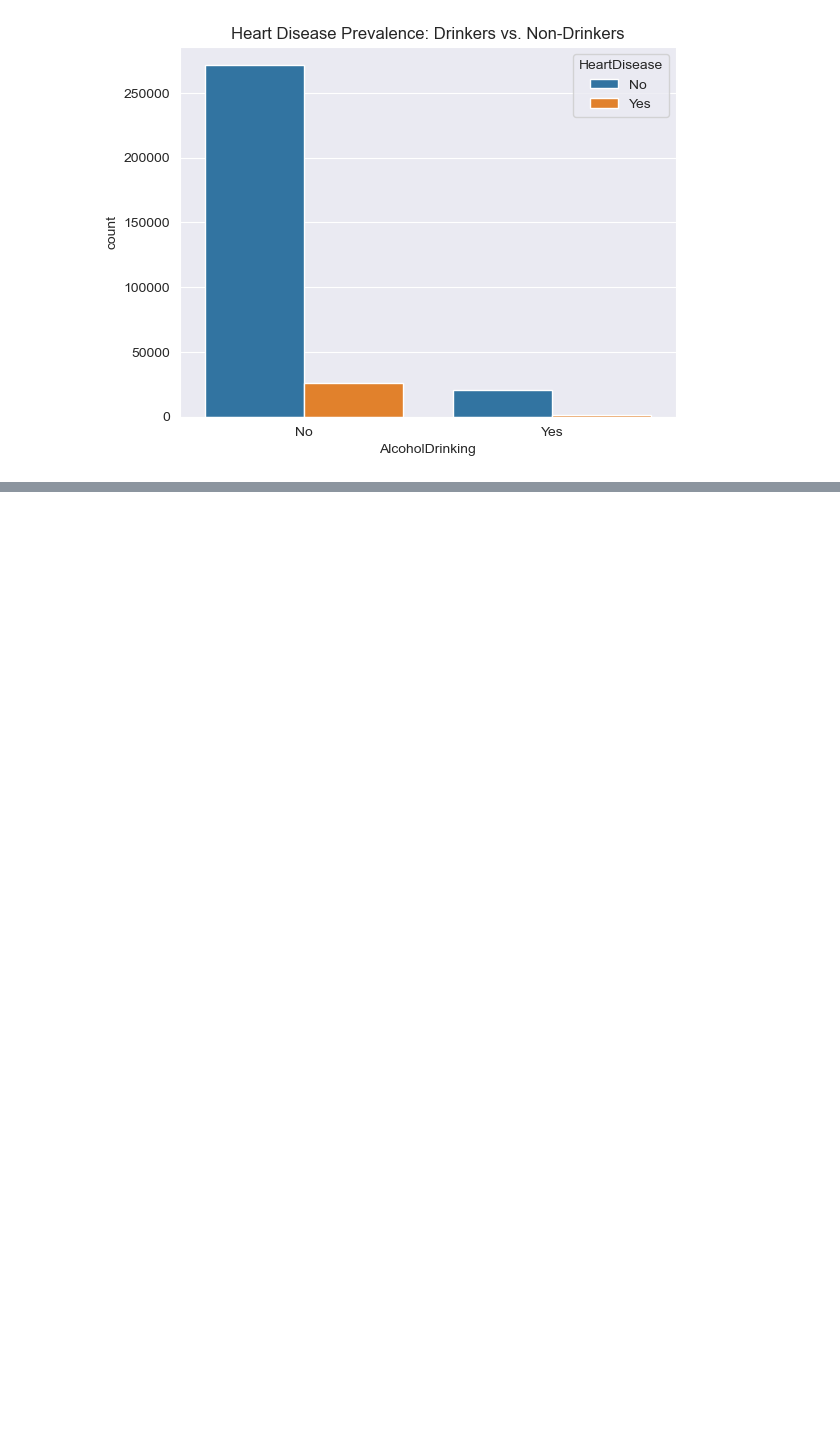
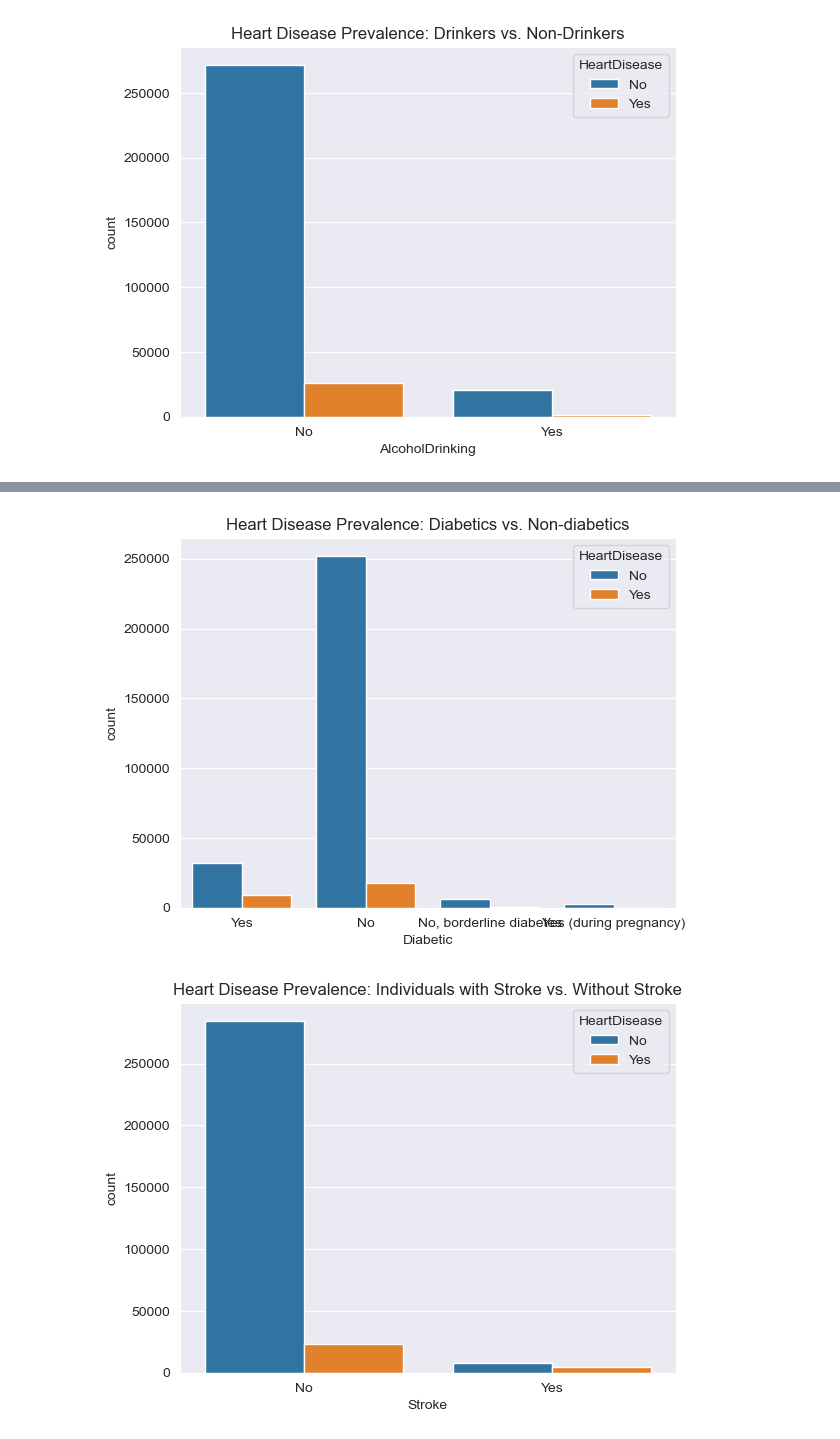
Before and after one commit to ronydebnath/STDS-15, a Jupyter notebook: AT_2B.ipynb, the cells around one changed output, grey strips where cells are left out. Cells and saved outputs as stored; diff of their text form; code cells hidden in the pictures; blank space fills up the shorter version.

```diff
--- a/AT_2B.ipynb
+++ b/AT_2B.ipynb
@@ -92,0 +159,13 @@ plt.show()
+# %%
+# Heart disease prevalence among diabetics vs. non-diabetics
+sns.countplot(x='Diabetic', hue='HeartDisease', data=df)
+plt.title('Heart Disease Prevalence: Diabetics vs. Non-diabetics')
+plt.show()
+
+# Heart disease prevalence among those who had a stroke vs. those who didn't
+sns.countplot(x='Stroke', hue='HeartDisease', data=df)
+plt.title('Heart Disease Prevalence: Individuals with Stroke vs. Without Stroke')
+plt.show()
+# %% [output]
+[figure, added]
+[figure, added]
```
Also changed, not shown: parts of 14 cells of this notebook.
